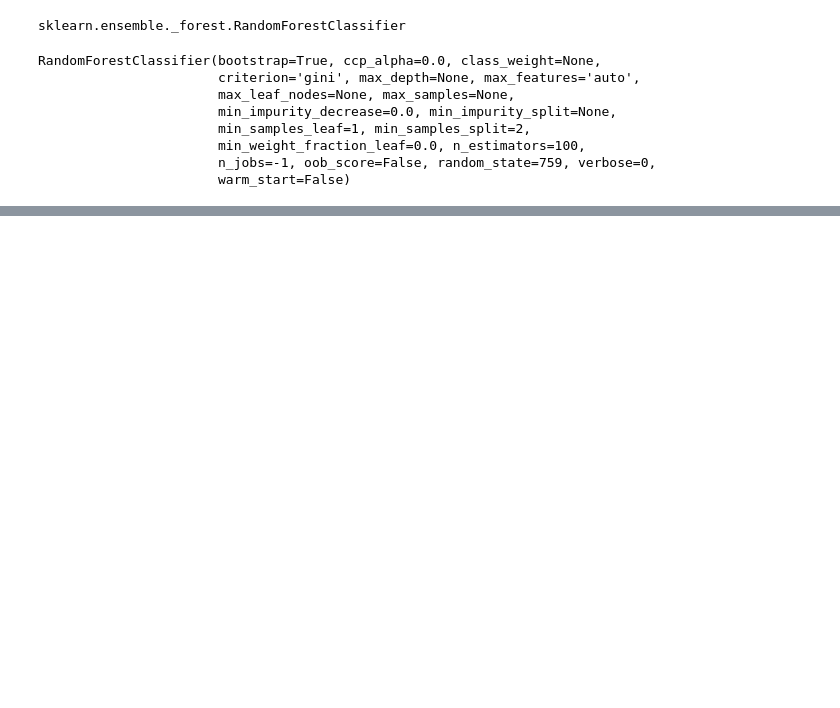
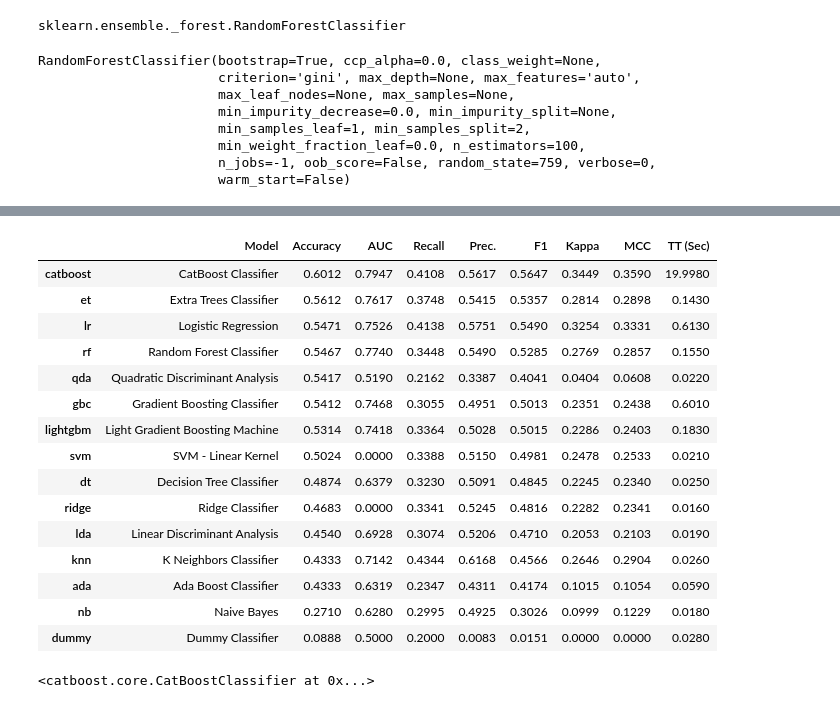
Before and after one commit to imraghavagr/mental-health, a Jupyter notebook: notebooks/02-ra-dataModelling.ipynb, the cells around one changed output, grey strips where cells are left out. Drawn from its saved outputs; the diff is of its cells as text; code cells hidden in the pictures; blank space fills up the shorter version.

```diff
--- a/notebooks/02-ra-dataModelling.ipynb
+++ b/notebooks/02-ra-dataModelling.ipynb
@@ -137,0 +708,20 @@ tuned_lr = tune_model(lr,choose_better=True)
+# %%
+compare_models()
+# %% [output]
+|  | Model | Accuracy | AUC | Recall | Prec. | F1 | Kappa | MCC | TT (Sec) |
+| catboost | CatBoost Classifier | 0.6012 | 0.7947 | 0.4108 | 0.5617 | 0.5647 | 0.3449 | 0.3590 | 19.9980 |
+| et | Extra Trees Classifier | 0.5612 | 0.7617 | 0.3748 | 0.5415 | 0.5357 | 0.2814 | 0.2898 | 0.1430 |
+| lr | Logistic Regression | 0.5471 | 0.7526 | 0.4138 | 0.5751 | 0.5490 | 0.3254 | 0.3331 | 0.6130 |
+| rf | Random Forest Classifier | 0.5467 | 0.7740 | 0.3448 | 0.5490 | 0.5285 | 0.2769 | 0.2857 | 0.1550 |
+| qda | Quadratic Discriminant Analysis | 0.5417 | 0.5190 | 0.2162 | 0.3387 | 0.4041 | 0.0404 | 0.0608 | 0.0220 |
+| gbc | Gradient Boosting Classifier | 0.5412 | 0.7468 | 0.3055 | 0.4951 | 0.5013 | 0.2351 | 0.2438 | 0.6010 |
+| lightgbm | Light Gradient Boosting Machine | 0.5314 | 0.7418 | 0.3364 | 0.5028 | 0.5015 | 0.2286 | 0.2403 | 0.1830 |
+| svm | SVM - Linear Kernel | 0.5024 | 0.0000 | 0.3388 | 0.5150 | 0.4981 | 0.2478 | 0.2533 | 0.0210 |
+| dt | Decision Tree Classifier | 0.4874 | 0.6379 | 0.3230 | 0.5091 | 0.4845 | 0.2245 | 0.2340 | 0.0250 |
+| ridge | Ridge Classifier | 0.4683 | 0.0000 | 0.3341 | 0.5245 | 0.4816 | 0.2282 | 0.2341 | 0.0160 |
+| lda | Linear Discriminant Analysis | 0.4540 | 0.6928 | 0.3074 | 0.5206 | 0.4710 | 0.2053 | 0.2103 | 0.0190 |
+| knn | K Neighbors Classifier | 0.4333 | 0.7142 | 0.4344 | 0.6168 | 0.4566 | 0.2646 | 0.2904 | 0.0260 |
+| ada | Ada Boost Classifier | 0.4333 | 0.6319 | 0.2347 | 0.4311 | 0.4174 | 0.1015 | 0.1054 | 0.0590 |
+| nb | Naive Bayes | 0.2710 | 0.6280 | 0.2995 | 0.4925 | 0.3026 | 0.0999 | 0.1229 | 0.0180 |
+| dummy | Dummy Classifier | 0.0888 | 0.5000 | 0.2000 | 0.0083 | 0.0151 | 0.0000 | 0.0000 | 0.0280 |
+<catboost.core.CatBoostClassifier at 0x...>
```
Also changed, not shown: parts of 62 cells of this notebook.
